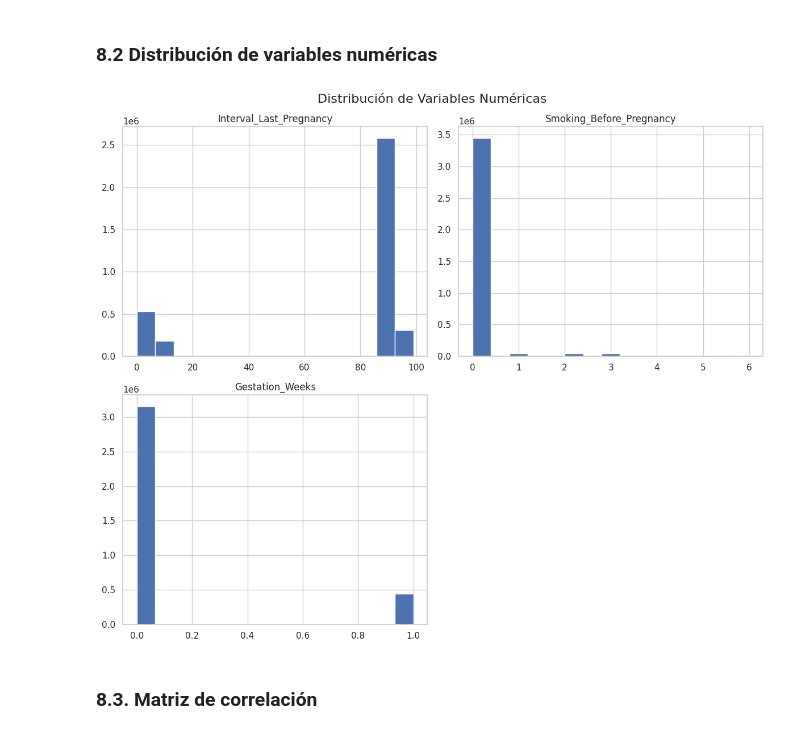
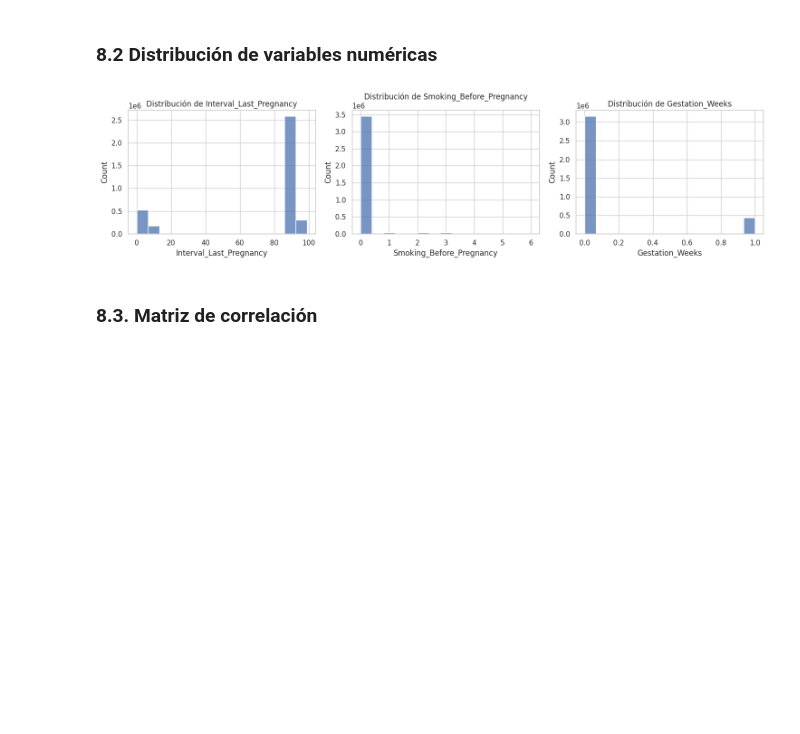
Before and after one commit to helenaortizz/TFM, a Jupyter notebook: Analisis_Exploratorio_de_los_Datos.ipynb, the cells around one changed output. Cells and saved outputs as stored; diff of their text form; code cells hidden in the pictures; blank space fills up the shorter version.

```diff
--- a/Analisis_Exploratorio_de_los_Datos.ipynb
+++ b/Analisis_Exploratorio_de_los_Datos.ipynb
@@ -49,15 +49,17 @@ El dataset consta de 3605081 filas y 18 columnas.
 ## 3. Inspección del dataset
 # %%
 # Análisis de valores únicos en variables categóricas
-categorical_cols = ['Gestational_Diabetes', 'Gestational_Hypertension', 'Previous_Preterm_Birth',
-                    'Previous_Cesarean', 'Chorioamnionitis', 'Mother_Age', 'Mother_Race',
-                    'Mother_Education', 'Total_Birth_Order', 'Prenatal_Care_Start',
-                    'BMI', 'No_Risk_Factors', 'No_Infections', 'Fetal_Presentation',
+categorical_cols = ['Gestational_Diabetes', 'Gestational_Hypertension',
+                    'Previous_Preterm_Birth','Previous_Cesarean',
+                    'Chorioamnionitis', 'Mother_Age', 'Mother_Race',
+                    'Mother_Education', 'Total_Birth_Order',
+                    'Prenatal_Care_Start', 'BMI', 'No_Risk_Factors',
+                    'No_Infections', 'Fetal_Presentation',
                     'Plurality', 'Gestation_Weeks']
 
 for col in categorical_cols:
-    print(f"\nValores únicos en {col}:")
-    print(df[col].value_counts(dropna=False))  # Mostrar también valores NaN
+    print(f'\nValores únicos en {col}:')
+    print(df[col].value_counts(dropna=False))
 # %% [output]
 Valores únicos en Gestational_Diabetes:
 Gestational_Diabetes
@@ -251,9 +254,14 @@ Name: proportion, dtype: float64
 ### 8.1. Distribución de variables categóricas
 # %%
 # Distribución de las variables categóricas
-plt.figure(figsize=(15, 10))
-for i, col in enumerate(df_clean.select_dtypes(include=['category']).columns[:6], 1):
-    plt.subplot(2, 3, i)
+categorical_cols = df_clean.select_dtypes(include=['category']).columns
+num_cols = len(categorical_cols)
+rows = (num_cols // 3) + (num_cols % 3 > 0)
+
+plt.figure(figsize=(15, rows * 4))
+
+for i, col in enumerate(categorical_cols, 1):
+    plt.subplot(rows, 3, i)
     sns.countplot(x=col, data=df_clean, hue='Gestation_Weeks')
     plt.xticks(rotation=45)
     plt.title(f'Distribución de {col}')
@@ -265,14 +273,23 @@ plt.show()
 # %% [markdown]
 ### 8.2 Distribución de variables numéricas
 # %%
-# Histograma para variables numéricas
+# Histogramas para variables numéricas
+
 numeric_cols = df_clean.select_dtypes(include=['float64', 'int64']).columns
-df_clean[numeric_cols].hist(bins=15, figsize=(12, 10))
-plt.suptitle("Distribución de Variables Numéricas", fontsize=16)
+num_cols = len(numeric_cols)
+rows = (num_cols // 3) + (num_cols % 3 > 0)
+
+plt.figure(figsize=(15, rows * 4))
+
+for i, col in enumerate(numeric_cols, 1):
+    plt.subplot(rows, 3, i)
+    sns.histplot(df_clean[col].dropna(), bins=15)
+    plt.title(f'Distribución de {col}')
+
 plt.tight_layout()
 plt.show()
 # %% [output]
-[figure, old version]
+[figure, new version]
 # %% [markdown]
 ### 8.3. Matriz de correlación
 # %%
```
Also changed, not shown: parts of 8 cells of this notebook.
